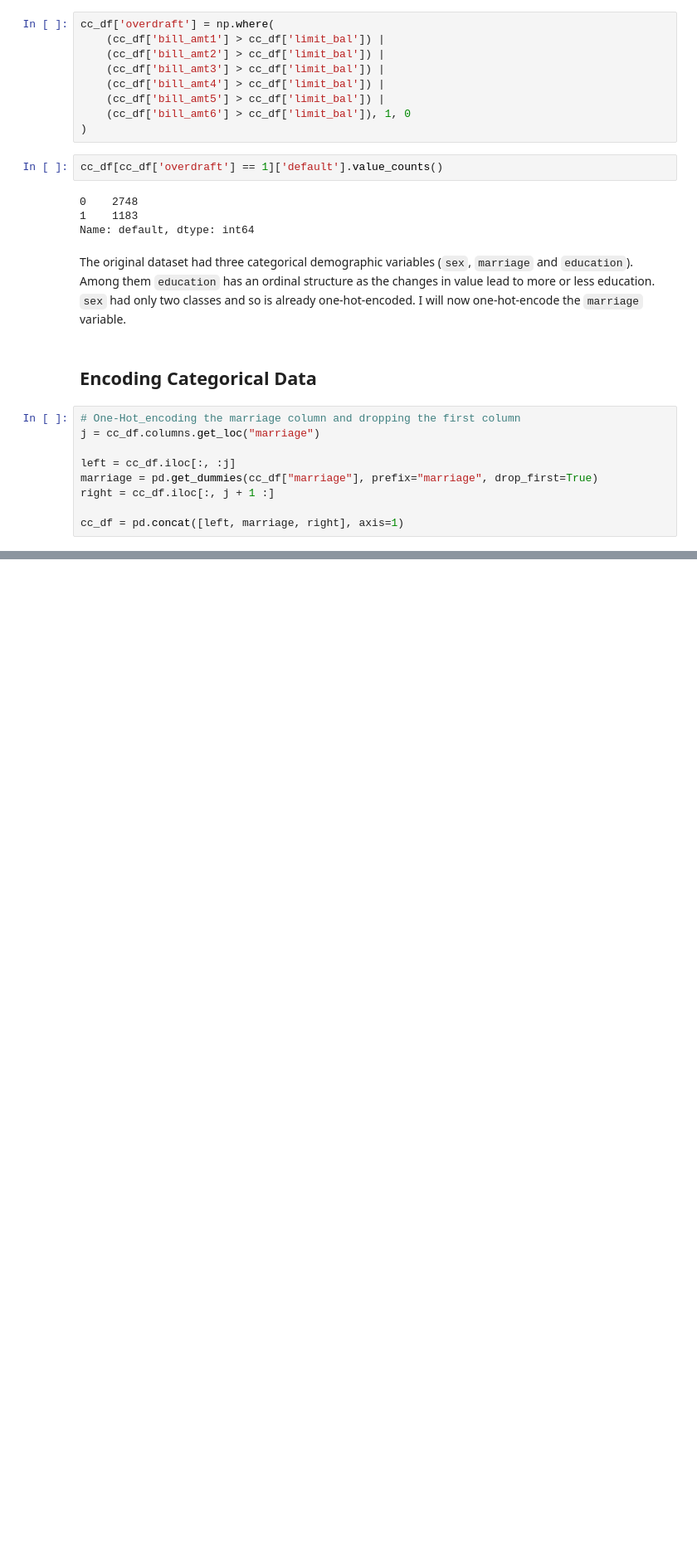
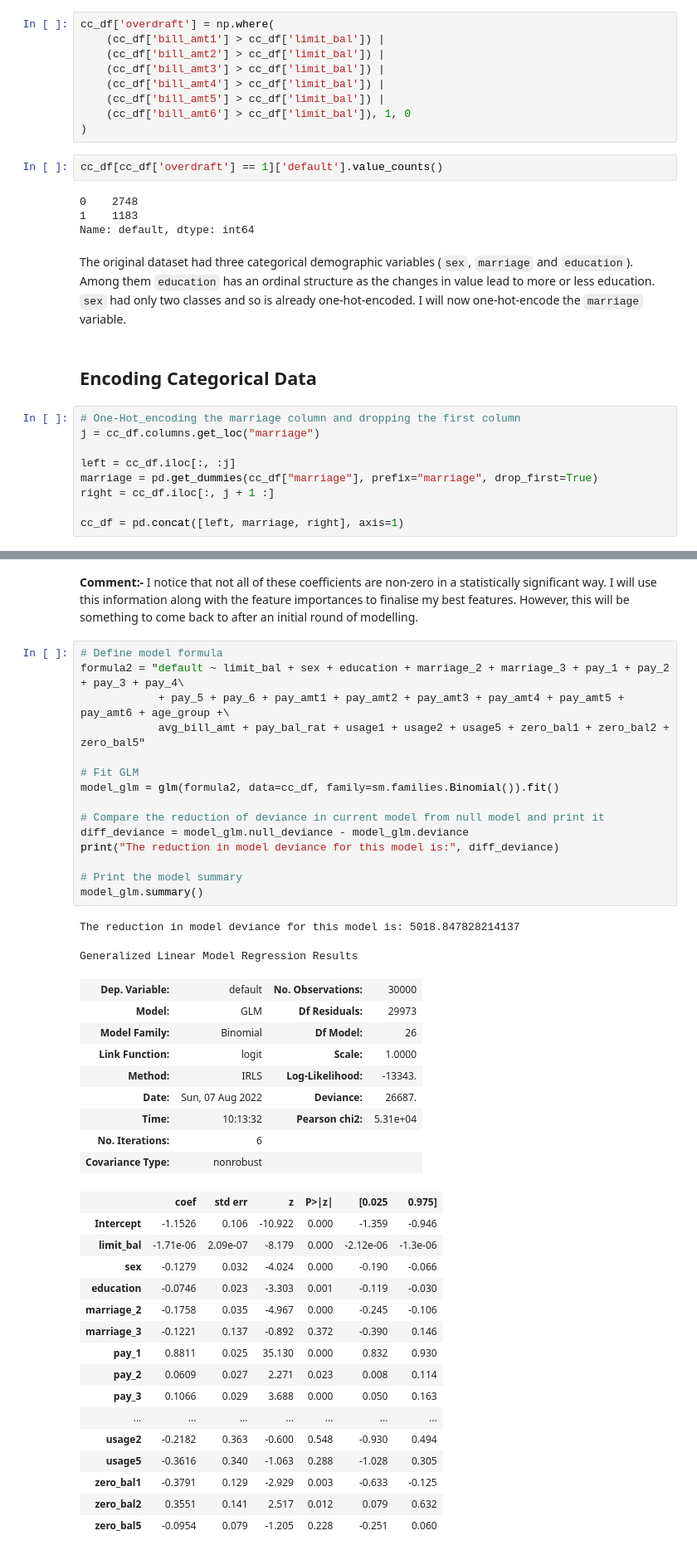
Before and after one commit to KaiwalyaZ/Credit-Card-Default, a Jupyter notebook: Credit_card_default_kaiwalya.ipynb, the cells around one changed output, grey strips where cells are left out. Shown at 83% size. Cells and saved outputs as stored; diff of their text form; blank space fills up the shorter version.

```diff
--- a/Credit_card_default_kaiwalya.ipynb
+++ b/Credit_card_default_kaiwalya.ipynb
@@ -619,0 +930,46 @@ cc_df = pd.concat([left, marriage, right], axis=1)
+# %% [markdown]
+**Comment:-**
+I notice that not all of these coefficients are non-zero in a statistically significant way. I will use this information along with the feature importances to finalise my best features. However, this will be something to come back to after an initial round of modelling.
+# %%
+# Define model formula
+formula2 = "default ~ limit_bal + sex + education + marriage_2 + marriage_3 + pay_1 + pay_2 + pay_3 + pay_4\
+            + pay_5 + pay_6 + pay_amt1 + pay_amt2 + pay_amt3 + pay_amt4 + pay_amt5 + pay_amt6 + age_group +\
+            avg_bill_amt + pay_bal_rat + usage1 + usage2 + usage5 + zero_bal1 + zero_bal2 + zero_bal5"
+
+# Fit GLM
+model_glm = glm(formula2, data=cc_df, family=sm.families.Binomial()).fit()
+
+# Compare the reduction of deviance in current model from null model and print it
+diff_deviance = model_glm.null_deviance - model_glm.deviance
+print("The reduction in model deviance for this model is:", diff_deviance)
+
+# Print the model summary
+model_glm.summary()
+# %% [output]
+The reduction in model deviance for this model is: 5018.847828214137
+Generalized Linear Model Regression Results
+| Dep. Variable: | default | No. Observations: | 30000 |
+| Model: | GLM | Df Residuals: | 29973 |
+| Model Family: | Binomial | Df Model: | 26 |
+| Link Function: | logit | Scale: | 1.0000 |
+| Method: | IRLS | Log-Likelihood: | -13343. |
+| Date: | Sun, 07 Aug 2022 | Deviance: | 26687. |
+| Time: | 10:13:32 | Pearson chi2: | 5.31e+04 |
+| No. Iterations: | 6 |  |  |
+| Covariance Type: | nonrobust |  |  |
+|  | coef | std err | z | P>|z| | [0.025 | 0.975] |
+| Intercept | -1.1526 | 0.106 | -10.922 | 0.000 | -1.359 | -0.946 |
+| limit_bal | -1.71e-06 | 2.09e-07 | -8.179 | 0.000 | -2.12e-06 | -1.3e-06 |
+| sex | -0.1279 | 0.032 | -4.024 | 0.000 | -0.190 | -0.066 |
+| education | -0.0746 | 0.023 | -3.303 | 0.001 | -0.119 | -0.030 |
+| marriage_2 | -0.1758 | 0.035 | -4.967 | 0.000 | -0.245 | -0.106 |
+| marriage_3 | -0.1221 | 0.137 | -0.892 | 0.372 | -0.390 | 0.146 |
+| pay_1 | 0.8811 | 0.025 | 35.130 | 0.000 | 0.832 | 0.930 |
+| pay_2 | 0.0609 | 0.027 | 2.271 | 0.023 | 0.008 | 0.114 |
+| pay_3 | 0.1066 | 0.029 | 3.688 | 0.000 | 0.050 | 0.163 |
+| ... | ... | ... | ... | ... | ... | ... |
+| usage2 | -0.2182 | 0.363 | -0.600 | 0.548 | -0.930 | 0.494 |
+| usage5 | -0.3616 | 0.340 | -1.063 | 0.288 | -1.028 | 0.305 |
+| zero_bal1 | -0.3791 | 0.129 | -2.929 | 0.003 | -0.633 | -0.125 |
+| zero_bal2 | 0.3551 | 0.141 | 2.517 | 0.012 | 0.079 | 0.632 |
+| zero_bal5 | -0.0954 | 0.079 | -1.205 | 0.228 | -0.251 | 0.060 |
```
Also changed, not shown: parts of 16 cells of this notebook.
